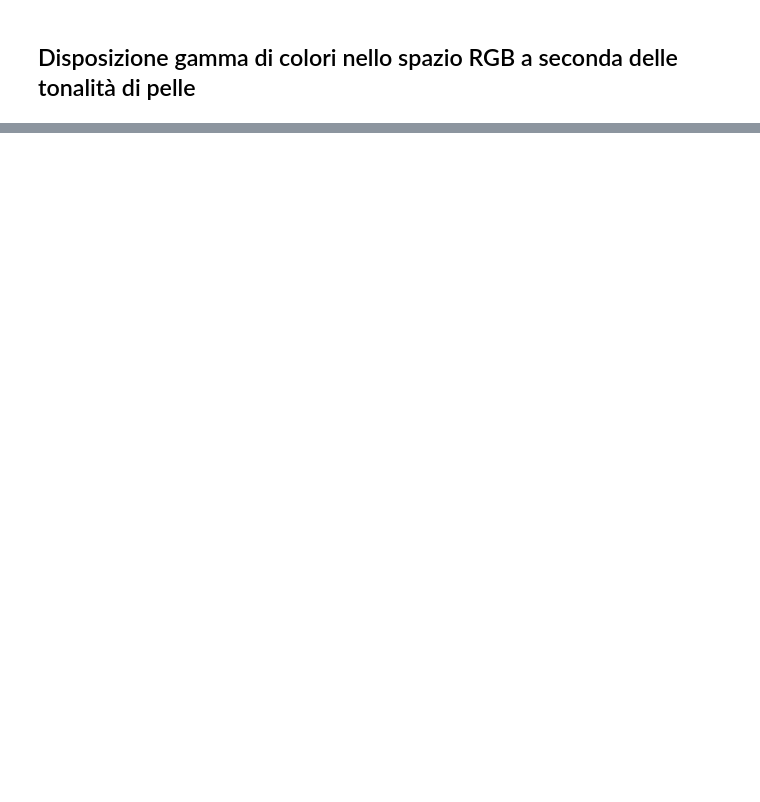
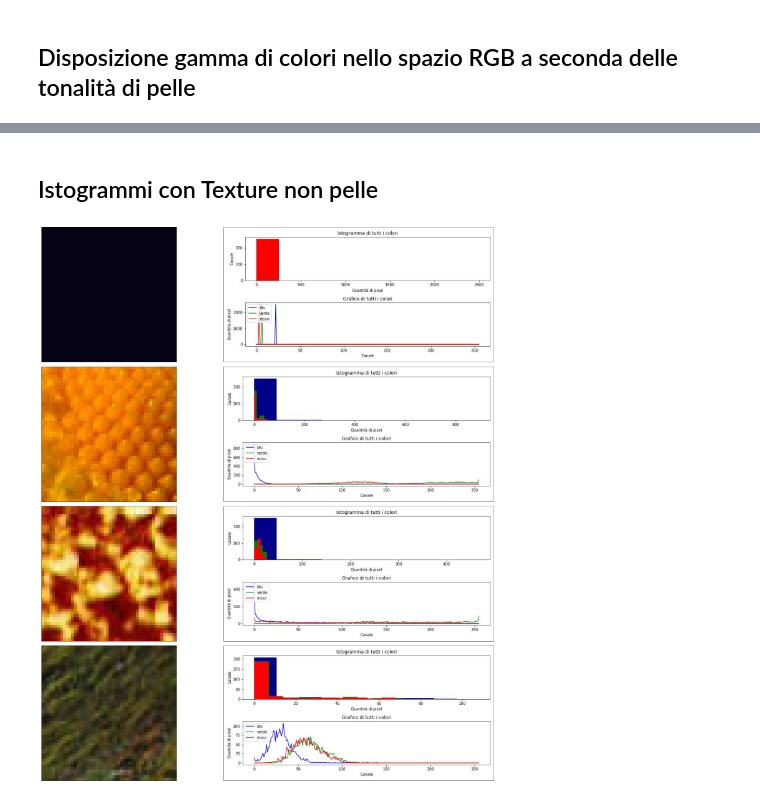
Before and after one commit to Wooler97/Skin-Detection, a Jupyter notebook: SkinPlotShow.ipynb, the cells around one changed output, grey strips where cells are left out. Drawn from its saved outputs; the diff is of its cells as text; code cells hidden in the pictures; blank space fills up the shorter version.

```diff
--- a/SkinPlotShow.ipynb
+++ b/SkinPlotShow.ipynb
@@ -4,0 +46,13 @@ from matplotlib import pyplot as plt
+# %% [markdown]
+## Istogrammi con Texture non pelle
+# %%
+images = [skin6, graph6, skin7, graph7, skin8, graph8, skin9, graph9]
+plt.figure(figsize=(25,25))
+for i in range(8):
+    plt.subplot(4,2,i+1),plt.imshow(images[i],'gray')
+    #plt.title(titles[i], fontsize = 30)
+    plt.xticks([]),plt.yticks([])
+plt.tight_layout()
+plt.show()
+# %% [output]
+[figure, added]
```
Also changed, not shown: parts of 13 cells of this notebook, 5 other files.
